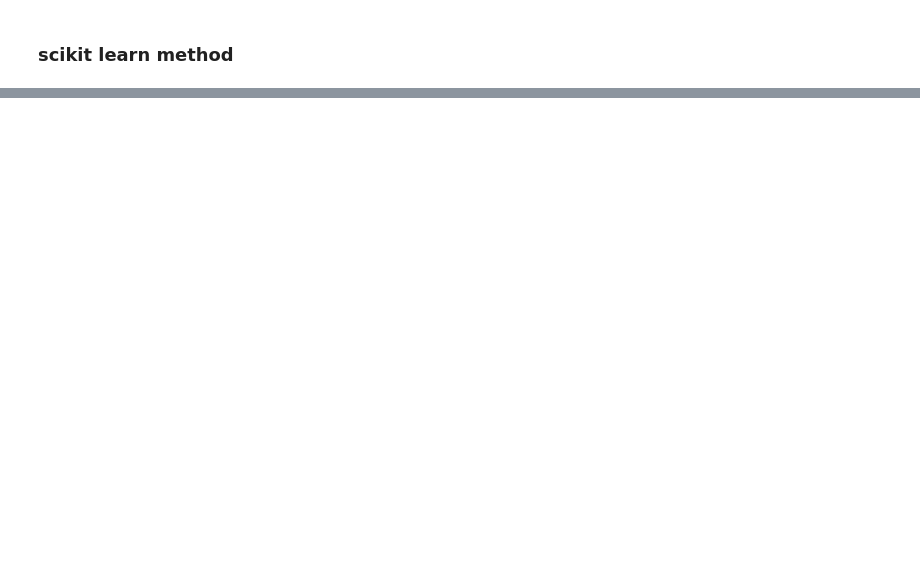
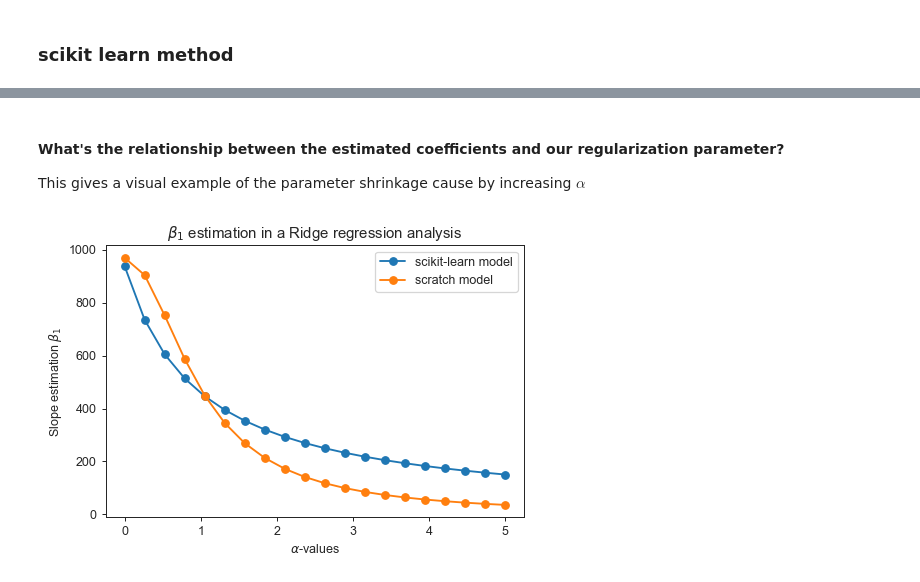
Before and after one commit to aaron-ortega/understanding-ML-techniques, a Jupyter notebook: linear_models/ridge_regularization.ipynb, the cells around one changed output, grey strips where cells are left out. Cells and saved outputs as stored; diff of their text form; code cells hidden in the pictures; blank space fills up the shorter version.

```diff
--- a/linear_models/ridge_regularization.ipynb
+++ b/linear_models/ridge_regularization.ipynb
@@ -93,0 +123,14 @@ plt.show()
+# %% [markdown]
+#### What's the relationship between the estimated coefficients and our regularization parameter?
+This gives a visual example of the parameter shrinkage cause by increasing $\alpha$
+# %%
+plt.figure(dpi=90)
+plt.plot(alphas, model_params, 'o-', label='scikit-learn model')
+plt.plot(alphas, scratch_model_params, 'o-', label='scratch model')
+plt.xlabel(r'$\alpha$-values')
+plt.ylabel(r'Slope estimation $\beta_{1}$')
+plt.title(r'$\beta_{1}$ estimation in a Ridge regression analysis')
+plt.legend()
+plt.show()
+# %% [output]
+[figure, added]
```
Also changed, not shown: parts of 10 cells of this notebook.
